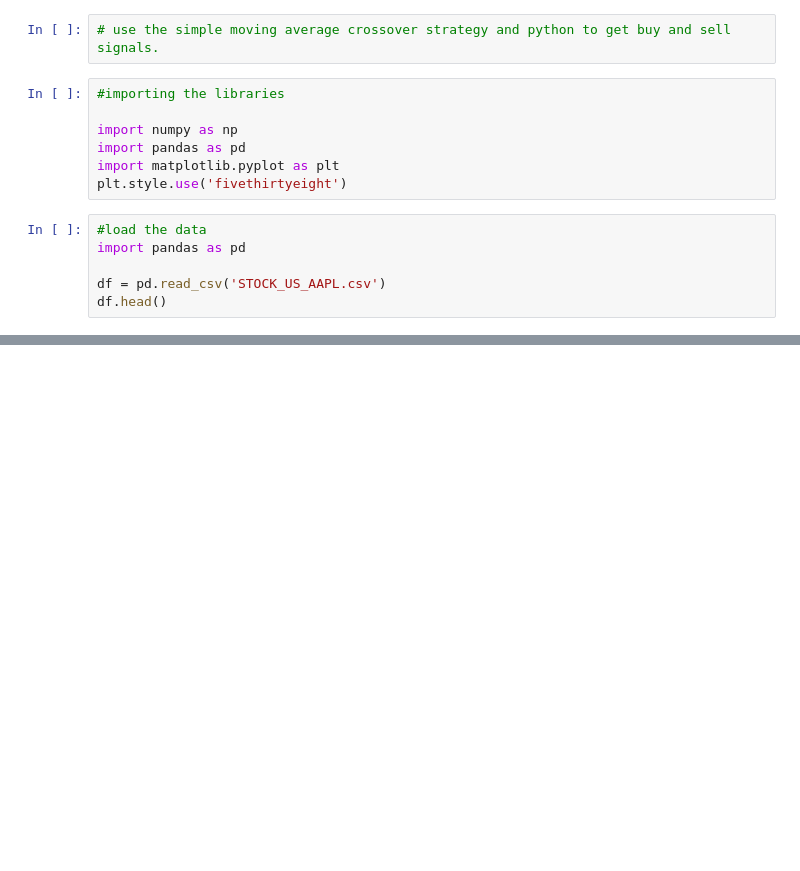
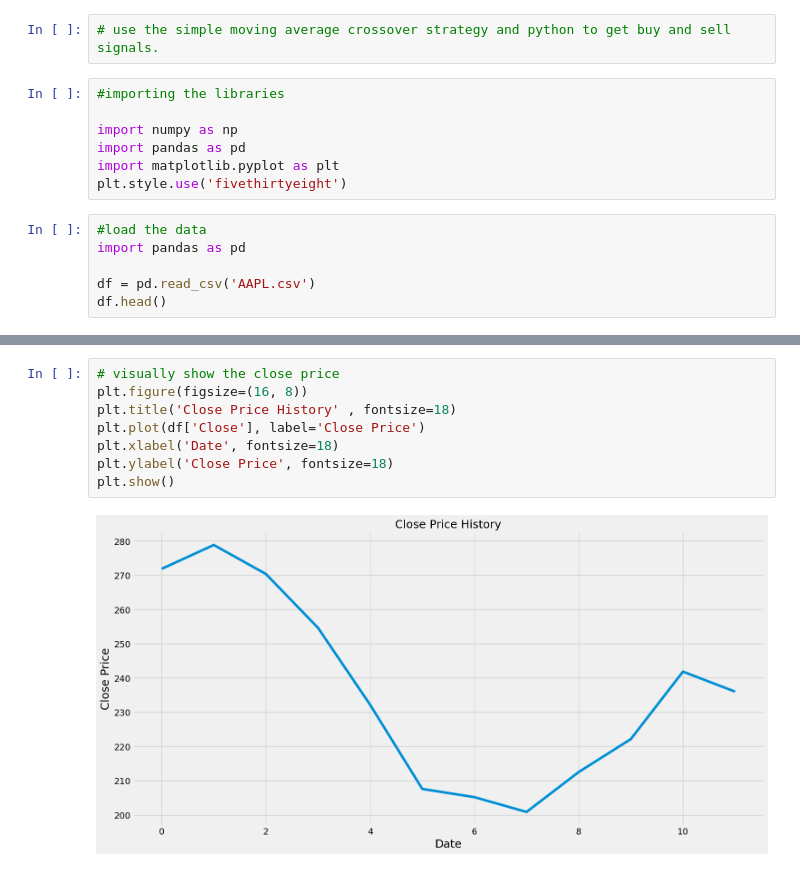
Before and after one commit to jackashleyb/Simple-Moving-Average-SMA-Crossover-Trading-Strategy, a Jupyter notebook: SMA Crossover.ipynb, the cells around one changed output, grey strips where cells are left out. Cells and saved outputs as stored; diff of their text form; blank space fills up the shorter version.

Commit message:
added stock data

```diff
--- a/SMA Crossover.ipynb
+++ b/SMA Crossover.ipynb
@@ -11,6 +18,6 @@ plt.style.use('fivethirtyeight')
 #load the data
 import pandas as pd
 
-df = pd.read_csv('STOCK_US_AAPL.csv')
+df = pd.read_csv('AAPL.csv')
 df.head()
 # %% [output]
@@ -17,0 +30,10 @@ FileNotFoundError: [Errno 2] No such file or directory: 'STOCK_US_AAPL.csv'
+# %%
+# visually show the close price
+plt.figure(figsize=(16, 8))
+plt.title('Close Price History' , fontsize=18)
+plt.plot(df['Close'], label='Close Price')
+plt.xlabel('Date', fontsize=18)
+plt.ylabel('Close Price', fontsize=18)
+plt.show()
+# %% [output]
+[figure, added]
```
Also changed, not shown: parts of 2 cells of this notebook, 3 other files.
